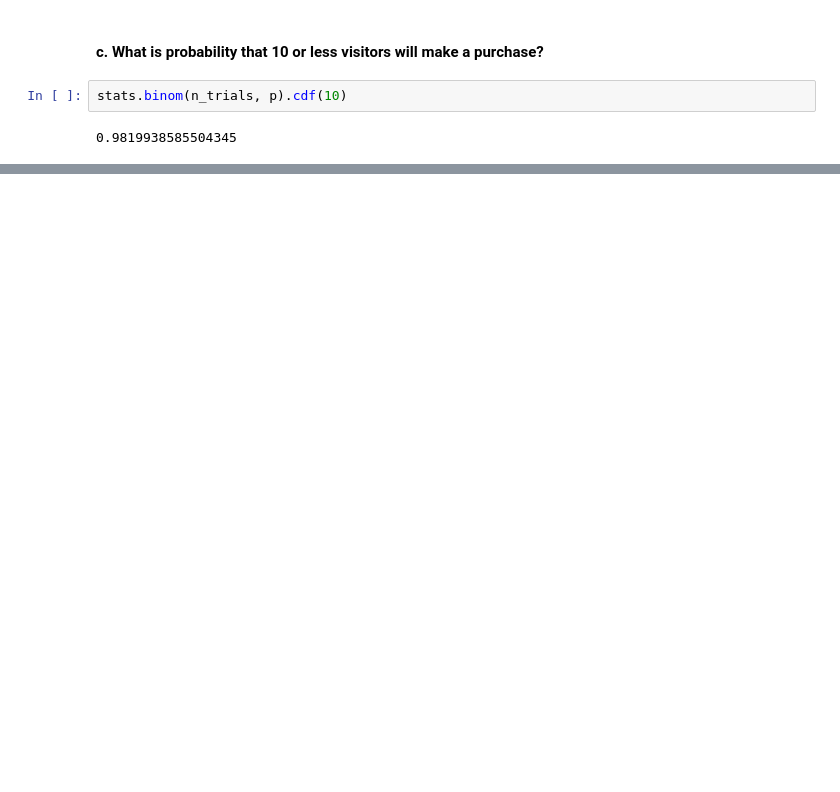
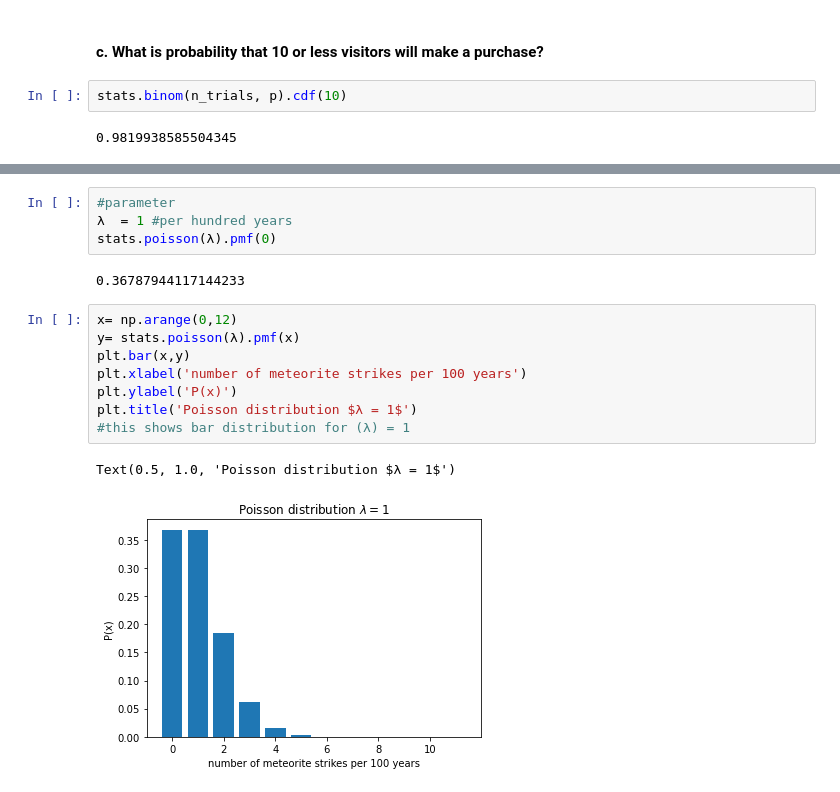
Before and after one commit to natasharivers/Statistics, a Jupyter notebook: Probability Distributions Notes.ipynb, the cells around one changed output, grey strips where cells are left out. Cells and saved outputs as stored; diff of their text form; blank space fills up the shorter version.

```diff
--- a/Probability Distributions Notes.ipynb
+++ b/Probability Distributions Notes.ipynb
@@ -450,0 +490,17 @@ stats.binom(n_trials, p).cdf(10)
+# %%
+#parameter
+λ  = 1 #per hundred years
+stats.poisson(λ).pmf(0)
+# %% [output]
+0.36787944117144233
+# %%
+x= np.arange(0,12)
+y= stats.poisson(λ).pmf(x)
+plt.bar(x,y)
+plt.xlabel('number of meteorite strikes per 100 years')
+plt.ylabel('P(x)')
+plt.title('Poisson distribution $λ = 1$')
+#this shows bar distribution for (λ) = 1
+# %% [output]
+Text(0.5, 1.0, 'Poisson distribution $λ = 1$')
+[figure, added]
```
Also changed, not shown: parts of 16 cells of this notebook.
